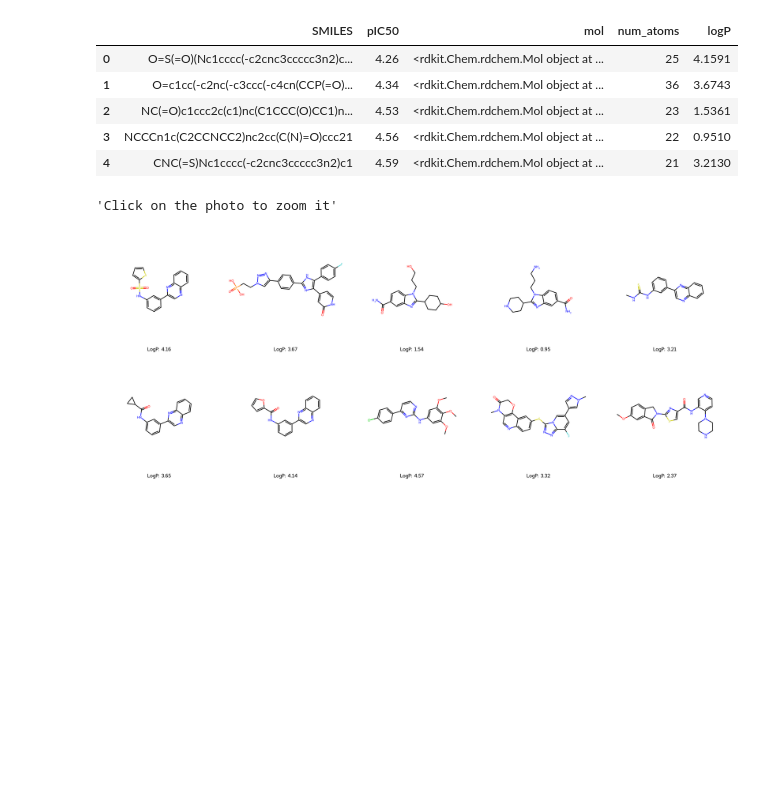
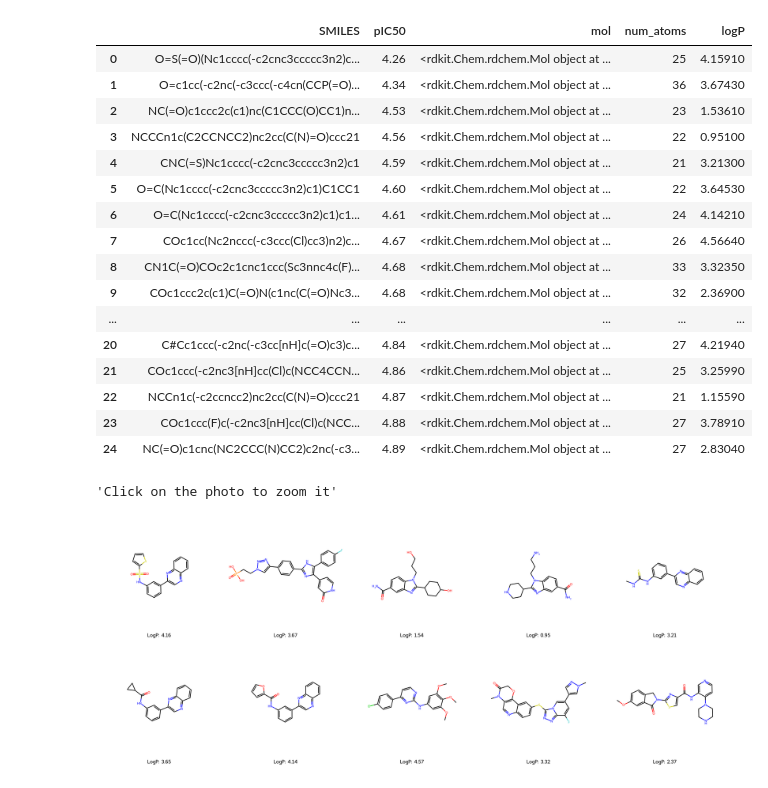
Before and after one commit to mdsameer043/GenAI_Med-Diagnosis_Drug_Design, a Jupyter notebook: gen_ai.ipynb, the cells around one changed output. Drawn from its saved outputs; the diff is of its cells as text; code cells hidden in the pictures; blank space fills up the shorter version.

```diff
--- a/gen_ai.ipynb
+++ b/gen_ai.ipynb
@@ -17,14 +17,25 @@ import seaborn as sns
 import matplotlib.pyplot as plt
 # %%
 df = pd.read_csv("SMILES_Big_Data_Set.csv")
-df.head(5)
+df.head(25)
 # %% [output]
 |  | SMILES | pIC50 | mol | num_atoms | logP |
-| 0 | O=S(=O)(Nc1cccc(-c2cnc3ccccc3n2)c... | 4.26 | <rdkit.Chem.rdchem.Mol object at ... | 25 | 4.1591 |
-| 1 | O=c1cc(-c2nc(-c3ccc(-c4cn(CCP(=O)... | 4.34 | <rdkit.Chem.rdchem.Mol object at ... | 36 | 3.6743 |
-| 2 | NC(=O)c1ccc2c(c1)nc(C1CCC(O)CC1)n... | 4.53 | <rdkit.Chem.rdchem.Mol object at ... | 23 | 1.5361 |
-| 3 | NCCCn1c(C2CCNCC2)nc2cc(C(N)=O)ccc21 | 4.56 | <rdkit.Chem.rdchem.Mol object at ... | 22 | 0.9510 |
-| 4 | CNC(=S)Nc1cccc(-c2cnc3ccccc3n2)c1 | 4.59 | <rdkit.Chem.rdchem.Mol object at ... | 21 | 3.2130 |
+| 0 | O=S(=O)(Nc1cccc(-c2cnc3ccccc3n2)c... | 4.26 | <rdkit.Chem.rdchem.Mol object at ... | 25 | 4.15910 |
+| 1 | O=c1cc(-c2nc(-c3ccc(-c4cn(CCP(=O)... | 4.34 | <rdkit.Chem.rdchem.Mol object at ... | 36 | 3.67430 |
+| 2 | NC(=O)c1ccc2c(c1)nc(C1CCC(O)CC1)n... | 4.53 | <rdkit.Chem.rdchem.Mol object at ... | 23 | 1.53610 |
+| 3 | NCCCn1c(C2CCNCC2)nc2cc(C(N)=O)ccc21 | 4.56 | <rdkit.Chem.rdchem.Mol object at ... | 22 | 0.95100 |
+| 4 | CNC(=S)Nc1cccc(-c2cnc3ccccc3n2)c1 | 4.59 | <rdkit.Chem.rdchem.Mol object at ... | 21 | 3.21300 |
+| 5 | O=C(Nc1cccc(-c2cnc3ccccc3n2)c1)C1CC1 | 4.60 | <rdkit.Chem.rdchem.Mol object at ... | 22 | 3.64530 |
+| 6 | O=C(Nc1cccc(-c2cnc3ccccc3n2)c1)c1... | 4.61 | <rdkit.Chem.rdchem.Mol object at ... | 24 | 4.14210 |
+| 7 | COc1cc(Nc2nccc(-c3ccc(Cl)cc3)n2)c... | 4.67 | <rdkit.Chem.rdchem.Mol object at ... | 26 | 4.56640 |
+| 8 | CN1C(=O)COc2c1cnc1ccc(Sc3nnc4c(F)... | 4.68 | <rdkit.Chem.rdchem.Mol object at ... | 33 | 3.32350 |
+| 9 | COc1ccc2c(c1)C(=O)N(c1nc(C(=O)Nc3... | 4.68 | <rdkit.Chem.rdchem.Mol object at ... | 32 | 2.36900 |
+| ... | ... | ... | ... | ... | ... |
+| 20 | C#Cc1ccc(-c2nc(-c3cc[nH]c(=O)c3)c... | 4.84 | <rdkit.Chem.rdchem.Mol object at ... | 27 | 4.21940 |
+| 21 | COc1ccc(-c2nc3[nH]cc(Cl)c(NCC4CCN... | 4.86 | <rdkit.Chem.rdchem.Mol object at ... | 25 | 3.25990 |
+| 22 | NCCn1c(-c2ccncc2)nc2cc(C(N)=O)ccc21 | 4.87 | <rdkit.Chem.rdchem.Mol object at ... | 21 | 1.15590 |
+| 23 | COc1ccc(F)c(-c2nc3[nH]cc(Cl)c(NCC... | 4.88 | <rdkit.Chem.rdchem.Mol object at ... | 27 | 3.78910 |
+| 24 | NC(=O)c1cnc(NC2CCC(N)CC2)c2nc(-c3... | 4.89 | <rdkit.Chem.rdchem.Mol object at ... | 27 | 2.83040 |
 # %%
 def show_smiles(smiles):
   """
```
Also changed, not shown: parts of 7 cells of this notebook, 2 other files.
